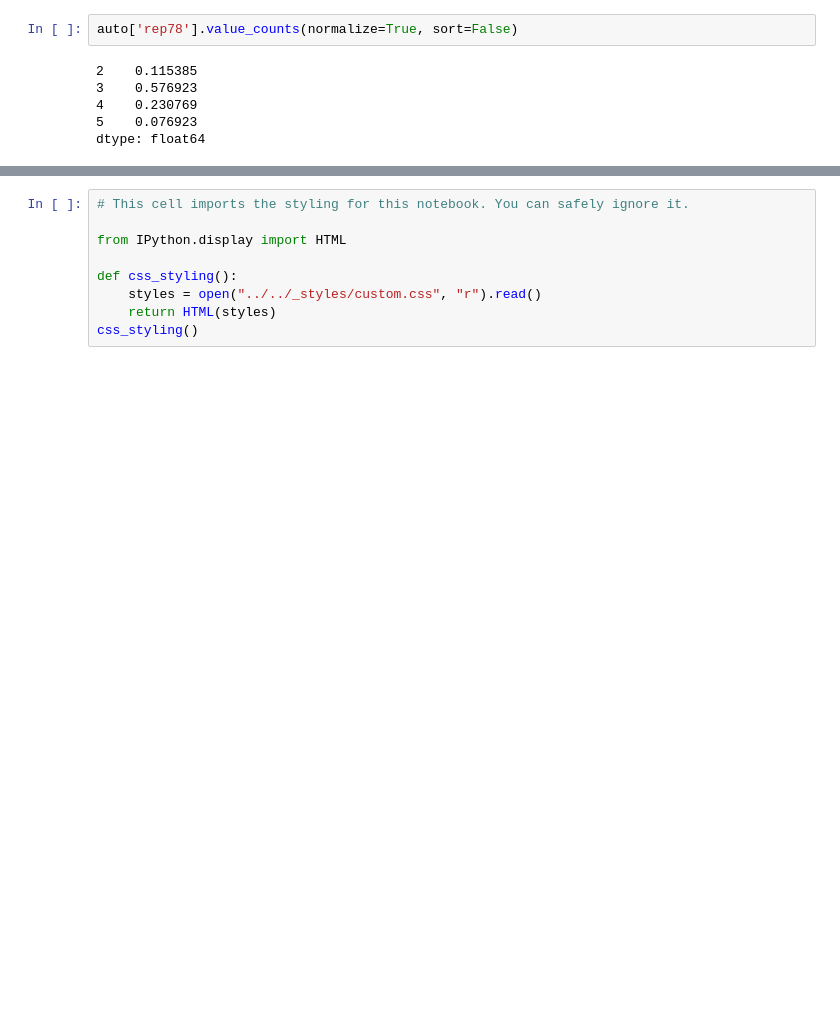
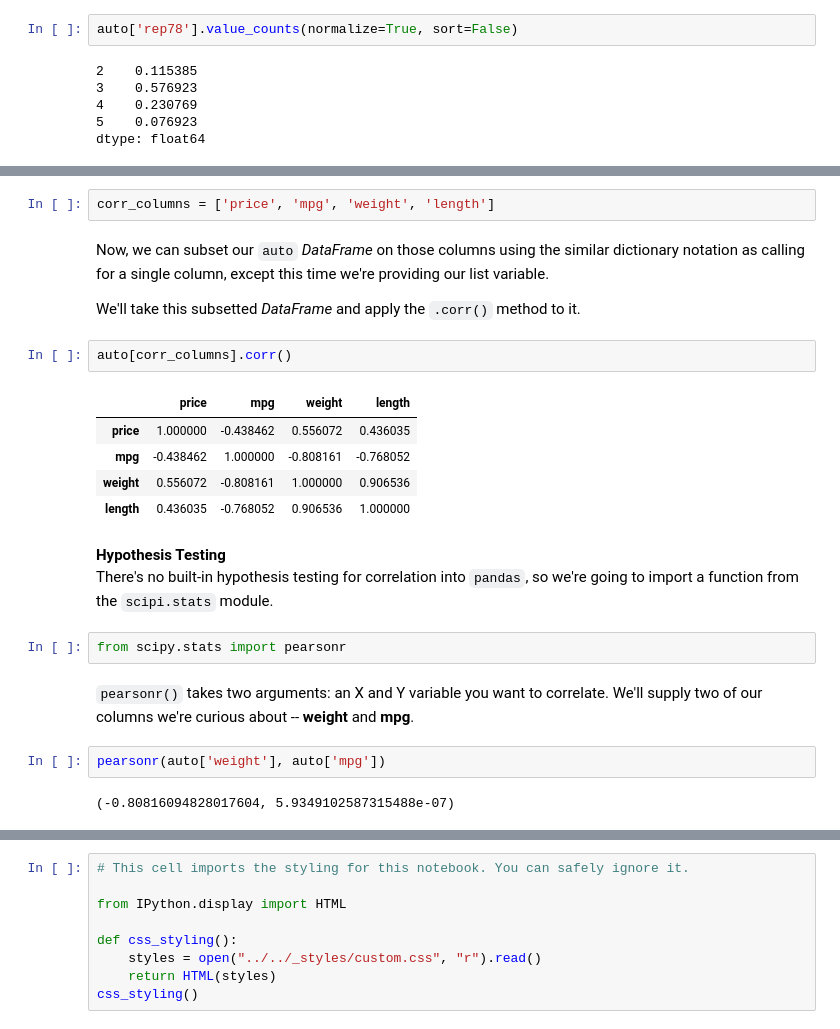
Before and after one commit to pmbaumgartner/Python-for-SAS-Users, a Jupyter notebook: UCLA_SAS_Learning_Modules/Fundamentals_of_Using_SAS_(part_I)/Introduction to the Features of SAS.ipynb, the cells around one changed output, grey strips where cells are left out. Saved outputs shown, nothing was run; the diff lists cells and outputs as text; blank space fills up the shorter version.

```diff
--- a/UCLA_SAS_Learning_Modules/Fundamentals_of_Using_SAS_(part_I)/Introduction to the Features of SAS.ipynb
+++ b/UCLA_SAS_Learning_Modules/Fundamentals_of_Using_SAS_(part_I)/Introduction to the Features of SAS.ipynb
@@ -279,0 +374,25 @@ crosstab.div(crosstab.sum(axis=1), axis=0)
+# %%
+corr_columns = ['price', 'mpg', 'weight', 'length']
+# %% [markdown]
+Now, we can subset our `auto` *DataFrame* on those columns using the similar dictionary notation as calling for a single column, except this time we're providing our list variable.
+
+We'll take this subsetted *DataFrame* and apply the `.corr()` method to it.
+# %%
+auto[corr_columns].corr()
+# %% [output]
+|  | price | mpg | weight | length |
+| price | 1.000000 | -0.438462 | 0.556072 | 0.436035 |
+| mpg | -0.438462 | 1.000000 | -0.808161 | -0.768052 |
+| weight | 0.556072 | -0.808161 | 1.000000 | 0.906536 |
+| length | 0.436035 | -0.768052 | 0.906536 | 1.000000 |
+# %% [markdown]
+**Hypothesis Testing**
+There's no built-in hypothesis testing for correlation into `pandas`, so we're going to import a function from the `scipi.stats` module.
+# %%
+from scipy.stats import pearsonr
+# %% [markdown]
+`pearsonr()` takes two arguments: an X and Y variable you want to correlate. We'll supply two of our columns we're curious about -- **weight** and **mpg**.
+# %%
+pearsonr(auto['weight'], auto['mpg'])
+# %% [output]
+(-0.80816094828017604, 5.9349102587315488e-07)
```
Also changed, not shown: parts of 59 cells of this notebook, 3 other files.
